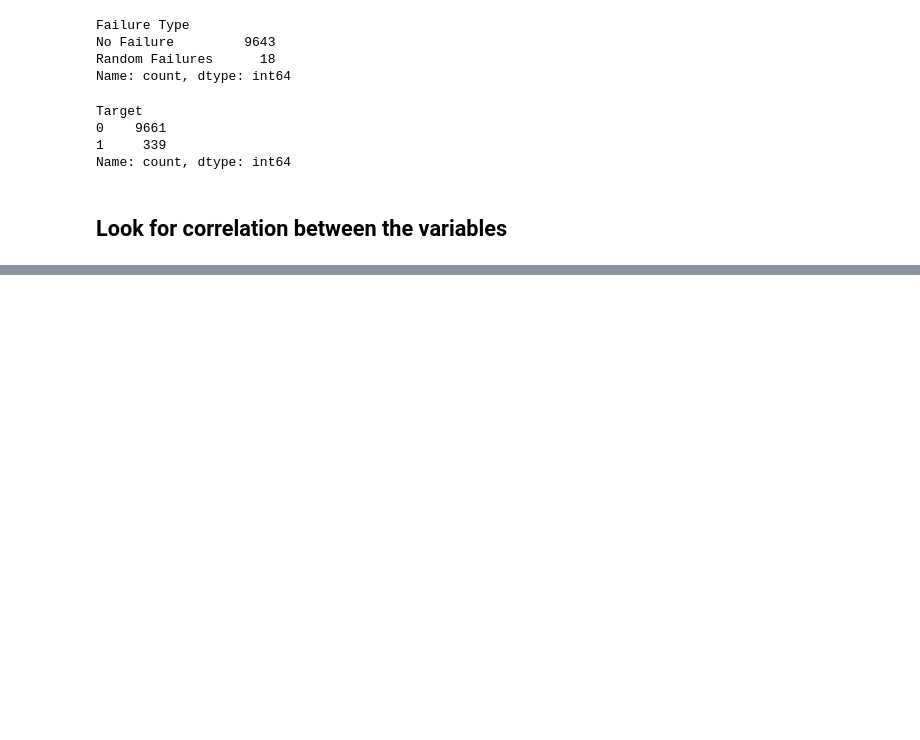
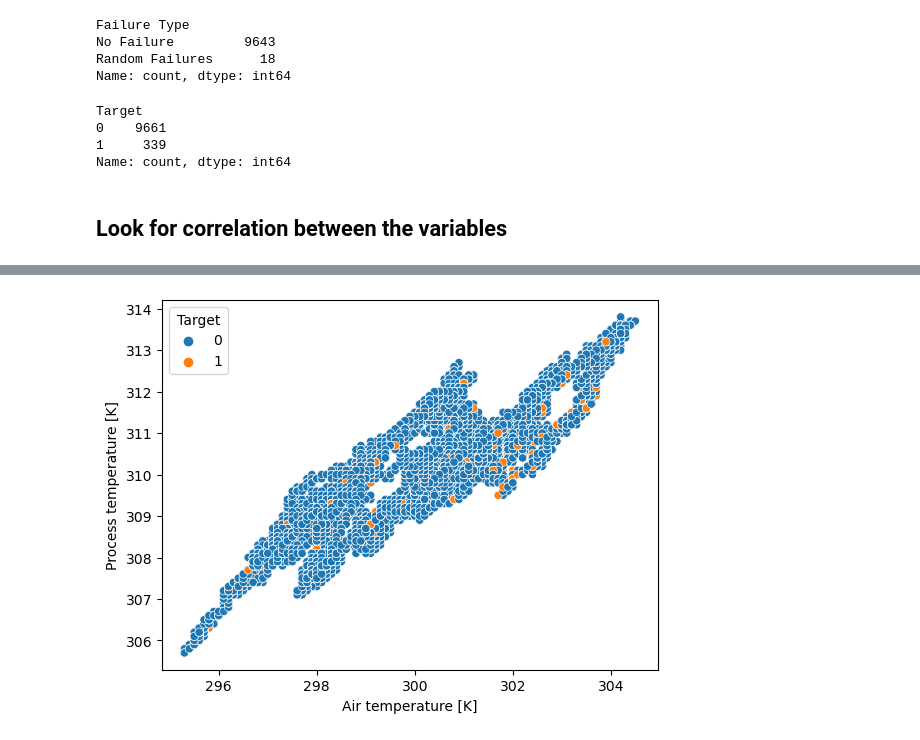
Before and after one commit to DiegoMZD/predictive_maintenance, a Jupyter notebook: notebooks/Data_Wrangling&EDA.ipynb, the cells around one changed output, grey strips where cells are left out. Cells and saved outputs as stored; diff of their text form; code cells hidden in the pictures; blank space fills up the shorter version.

```diff
--- a/notebooks/Data_Wrangling&EDA.ipynb
+++ b/notebooks/Data_Wrangling&EDA.ipynb
@@ -157,0 +162,4 @@ sns.heatmap(diff);
+# %%
+sns.scatterplot(data = data, x = "Air temperature [K]", y = "Process temperature [K]", sizes = .5, hue = "Target");
+# %% [output]
+[figure, added]
```
Also changed, not shown: parts of 13 cells of this notebook.
